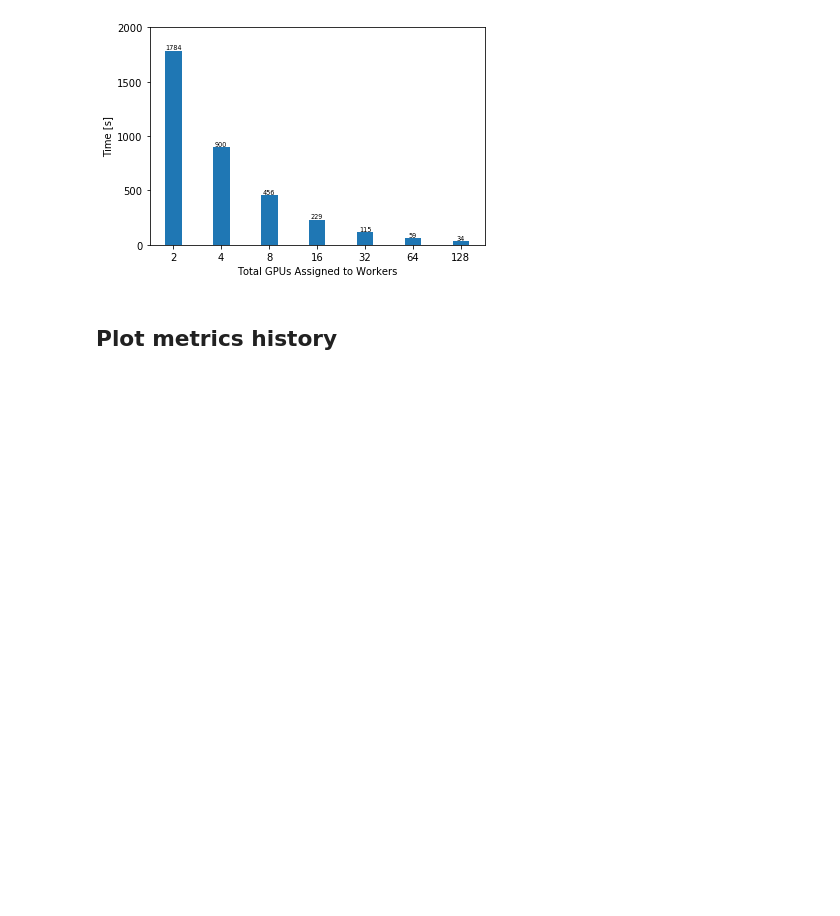
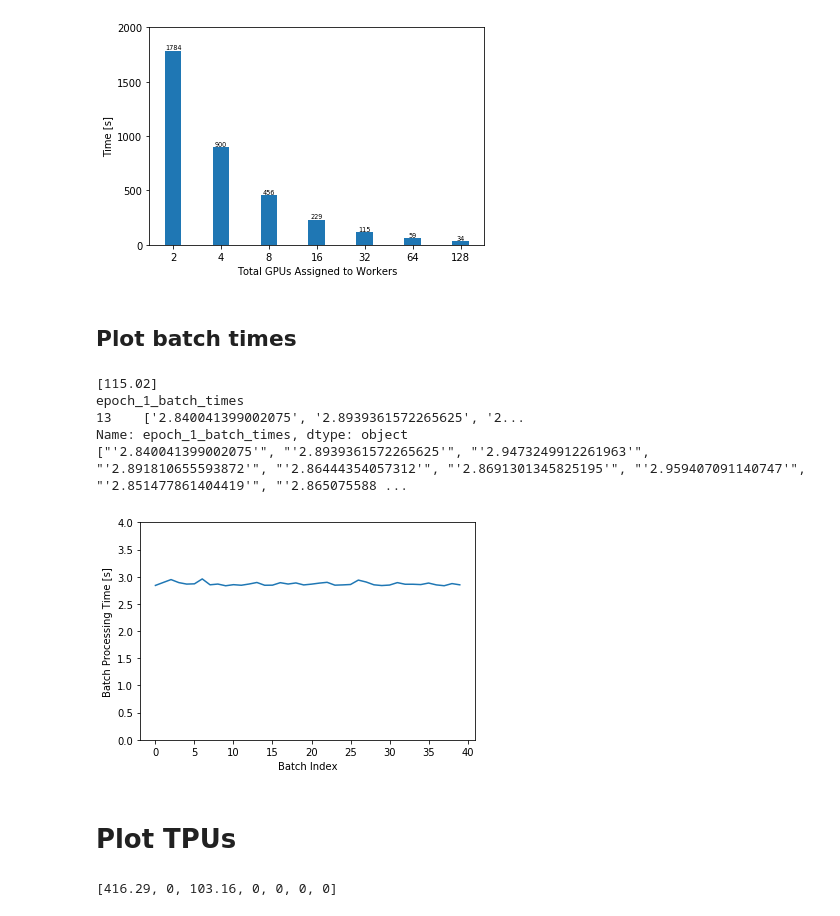
Before and after one commit to recardoso/ISC_HPC_3DGAN, a Jupyter notebook: kubeflow/process_results/plotting.ipynb, the cells around one changed output. Cells and saved outputs as stored; diff of their text form; code cells hidden in the pictures; blank space fills up the shorter version.

```diff
--- a/kubeflow/process_results/plotting.ipynb
+++ b/kubeflow/process_results/plotting.ipynb
@@ -208,5 +217,39 @@ plt.show()
 [1 2 3 4 5 6 7]
 saved
 [figure]
+# %% [markdown]
+## Plot batch times
+# %%
+batch_df = all_jobs_df.loc[(all_jobs_df['device'] == 'gpu-v100') & (all_jobs_df['num_replicas_in_sync'] == '32') &
+                      (all_jobs_df['prefetch'] == 'yes') & (all_jobs_df['batch_size_per_replica'] == '96') &
+                      (all_jobs_df['nodes'].isin([np.nan, '4']))  & (all_jobs_df['n_workers'] == 4)]
+train_times_different_4_nodes = sorted(list(batch_df['average_train_time']), reverse=True)
+train_times_batch_size = sorted(list(batch_df['average_train_time']), reverse=True)
+print(train_times_batch_size)
+
+def get_batch_times_for_epoch(df, epoch_n):
+    metrics = 'epoch_' + str(epoch_n) + '_batch_times'
+    return df[metrics], metrics
+
+batch_df, metrics = get_batch_times_for_epoch(batch_df, 1)
+print(metrics)
+print(batch_df)
+split_res = batch_df.values[0][1:-2].split(', ')
+print(split_res)
+lst = [float(x[1:-1]) for x in split_res]
+lst
+plt.plot(lst)
+plt.xlabel('Batch Index')
+plt.ylabel('Batch Processing Time [s]')
+plt.ylim(0, 4)
+#plt.savefig('results/batch_times_4_workers.png', dpi=150)
+plt.show()
+# %% [output]
+[115.02]
+epoch_1_batch_times
+13    ['2.840041399002075', '2.8939361572265625', '2...
+Name: epoch_1_batch_times, dtype: object
+["'2.840041399002075'", "'2.8939361572265625'", "'2.9473249912261963'", "'2.891810655593872'", "'2.86444354057312'", "'2.8691301345825195'", "'2.959407091140747'", "'2.851477861404419'", "'2.865075588 ...
+[figure, added]
 # %% [markdown]
-## Plot metrics history
+# Plot TPUs
@@ -225,0 +256,13 @@ filtered_df
+# %%
+tpus_v2 = reduced.loc[(reduced['device'].isin(['tpu-preemtible-v2']))]
+tpus_v3 = reduced.loc[(reduced['device'].isin(['tpu-preemtible-v3']))]
+
+tpus_v2_list = sorted(list(tpus_v2['average_train_time']), reverse=True)
+tpus_v3_list = sorted(list(tpus_v3['average_train_time']), reverse=True)
+
+tpus_v2_list = [tpus_v2_list[0], 0, tpus_v2_list[1], 0, 0, 0, 0]
+tpus_v3_list = [tpus_v3_list[0], 0, tpus_v3_list[1], 0, 0, 0, 0]
+
+tpus_v3_list
+# %% [output]
+[416.29, 0, 103.16, 0, 0, 0, 0]
```
Also changed, not shown: parts of 10 cells of this notebook.
